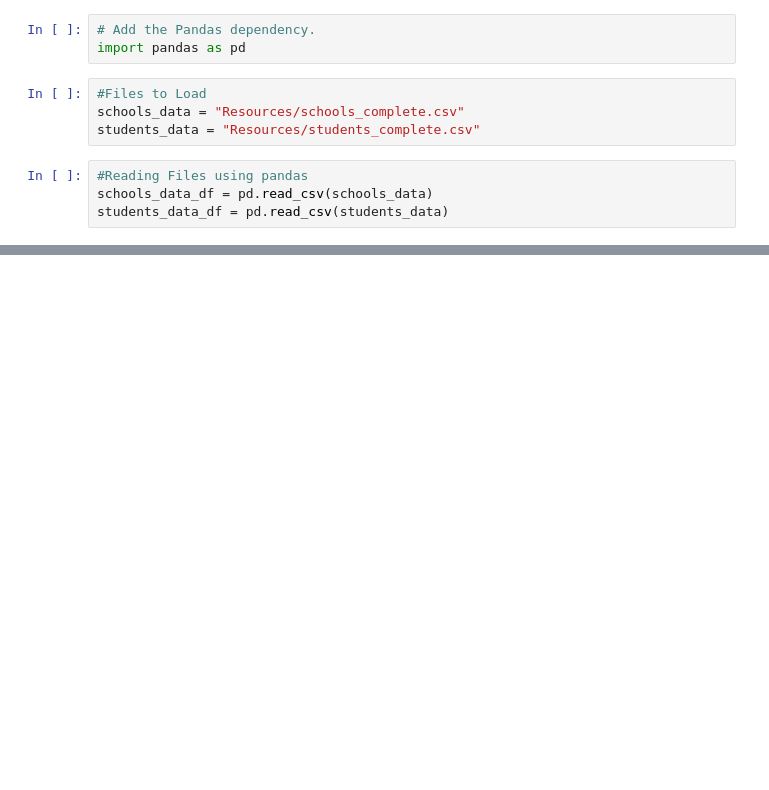
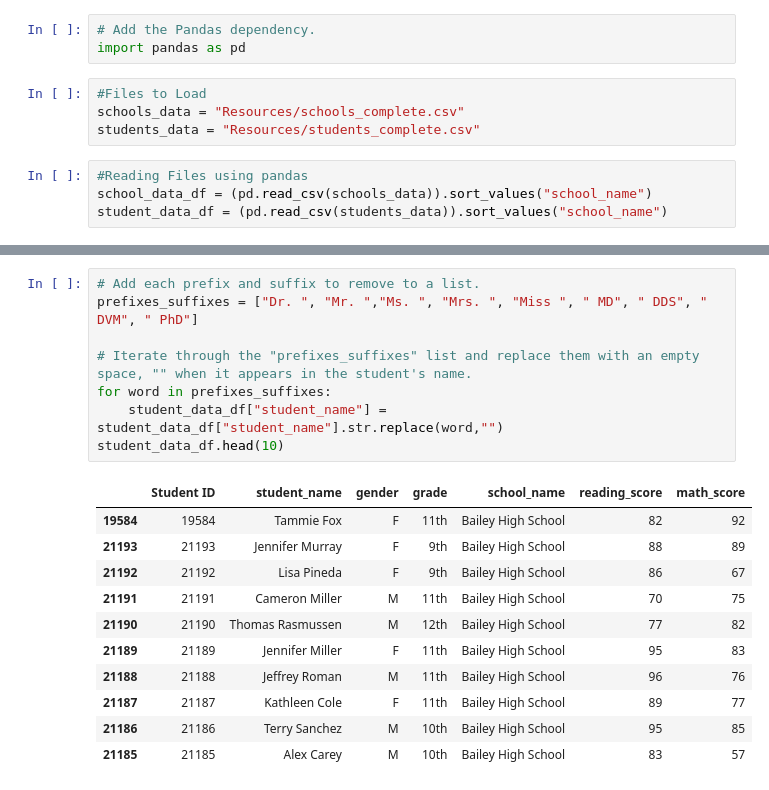
Before and after one commit to wanis1/School_District_Analysis, a Jupyter notebook: PyCitySchools.ipynb, the cells around one changed output, grey strips where cells are left out. Cells and saved outputs as stored; diff of their text form; blank space fills up the shorter version.

```diff
--- a/PyCitySchools.ipynb
+++ b/PyCitySchools.ipynb
@@ -7,5 +7,5 @@ schools_data = "Resources/schools_complete.csv"
 students_data = "Resources/students_complete.csv"
 # %%
 #Reading Files using pandas
-schools_data_df = pd.read_csv(schools_data)
-students_data_df = pd.read_csv(students_data)
+school_data_df = (pd.read_csv(schools_data)).sort_values("school_name")
+student_data_df = (pd.read_csv(students_data)).sort_values("school_name")
@@ -25,0 +45,20 @@ students_data_df = pd.read_csv(students_data)
+# %%
+# Add each prefix and suffix to remove to a list.
+prefixes_suffixes = ["Dr. ", "Mr. ","Ms. ", "Mrs. ", "Miss ", " MD", " DDS", " DVM", " PhD"]
+
+# Iterate through the "prefixes_suffixes" list and replace them with an empty space, "" when it appears in the student's name.
+for word in prefixes_suffixes:
+    student_data_df["student_name"] = student_data_df["student_name"].str.replace(word,"")
+student_data_df.head(10)
+# %% [output]
+|  | Student ID | student_name | gender | grade | school_name | reading_score | math_score |
+| 19584 | 19584 | Tammie Fox | F | 11th | Bailey High School | 82 | 92 |
+| 21193 | 21193 | Jennifer Murray | F | 9th | Bailey High School | 88 | 89 |
+| 21192 | 21192 | Lisa Pineda | F | 9th | Bailey High School | 86 | 67 |
+| 21191 | 21191 | Cameron Miller | M | 11th | Bailey High School | 70 | 75 |
+| 21190 | 21190 | Thomas Rasmussen | M | 12th | Bailey High School | 77 | 82 |
+| 21189 | 21189 | Jennifer Miller | F | 11th | Bailey High School | 95 | 83 |
+| 21188 | 21188 | Jeffrey Roman | M | 11th | Bailey High School | 96 | 76 |
+| 21187 | 21187 | Kathleen Cole | F | 11th | Bailey High School | 89 | 77 |
+| 21186 | 21186 | Terry Sanchez | M | 10th | Bailey High School | 95 | 85 |
+| 21185 | 21185 | Alex Carey | M | 10th | Bailey High School | 83 | 57 |
```
Also changed, not shown: parts of 37 cells of this notebook.
